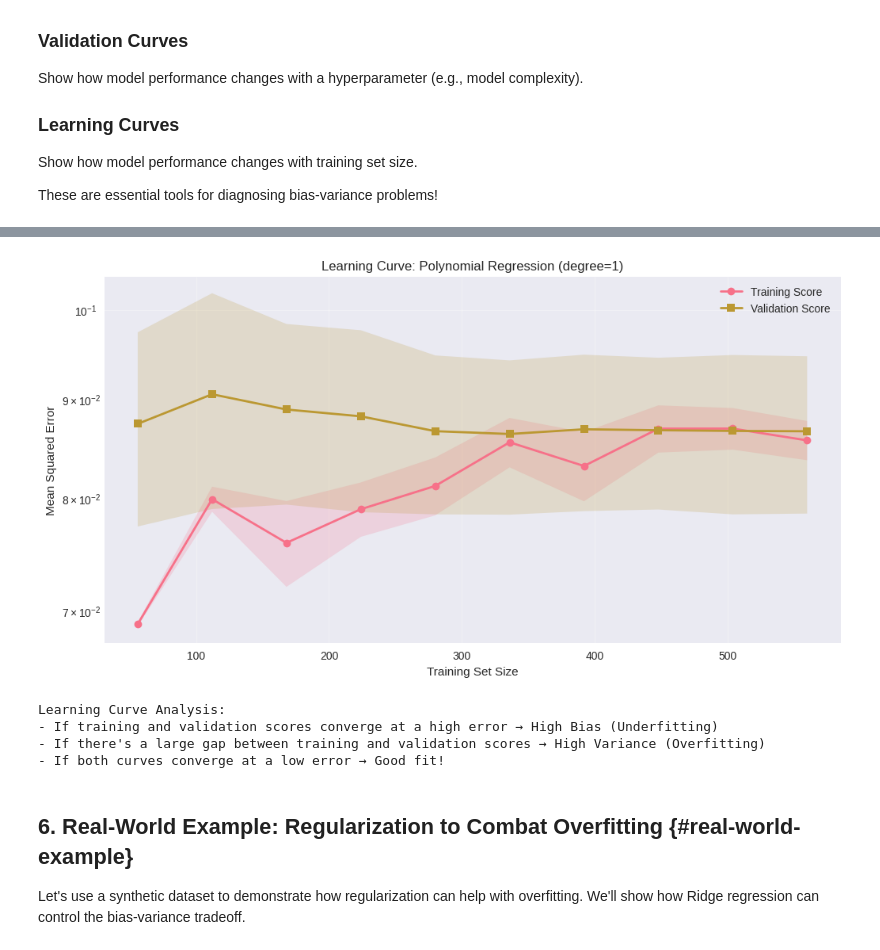
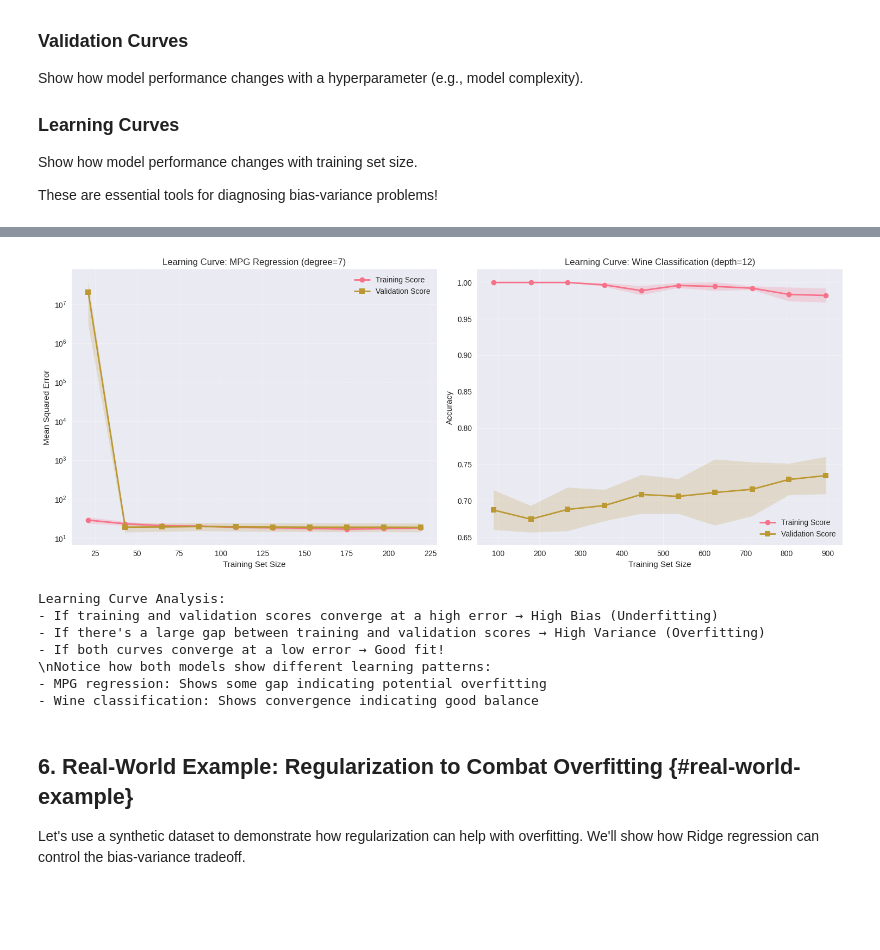
Before and after one commit to SrinathMLOps/MLPractise, a Jupyter notebook: bias_variance_tutorial.ipynb, the cells around one changed output, grey strips where cells are left out. Drawn from its saved outputs; the diff is of its cells as text; code cells hidden in the pictures; blank space fills up the shorter version.

```diff
--- a/bias_variance_tutorial.ipynb
+++ b/bias_variance_tutorial.ipynb
@@ -378,48 +563,82 @@ Optimal polynomial degree: 1
 # %%
-# Create learning curve
+# Create learning curve for MPG regression
 train_sizes = np.linspace(0.1, 1.0, 10)
 train_sizes_abs, train_scores, test_scores = learning_curve(
     Pipeline([('poly', PolynomialFeatures(degree=optimal_degree)), ('linear', LinearRegression())]),
-    X_train_complex, y_train_complex,
+    X_train_single, y_train_single,
     train_sizes=train_sizes,
     cv=5, scoring='neg_mean_squared_error'
 )
 
 # Convert to positive MSE
 train_scores = -train_scores
 test_scores = -test_scores
 
 # Calculate mean and std
 train_mean = np.mean(train_scores, axis=1)
 train_std = np.std(train_scores, axis=1)
 test_mean = np.mean(test_scores, axis=1)
 test_std = np.std(test_scores, axis=1)
 
-# Plot learning curve
-plt.figure(figsize=(12, 6))
-plt.plot(train_sizes_abs, train_mean, 'o-', label='Training Score', linewidth=2)
-plt.fill_between(train_sizes_abs, train_mean - train_std, train_mean + train_std, alpha=0.2)
-plt.plot(train_sizes_abs, test_mean, 's-', label='Validation Score', linewidth=2)
-plt.fill_between(train_sizes_abs, test_mean - test_std, test_mean + test_std, alpha=0.2)
+# Create subplots for both learning curves
+fig, axes = plt.subplots(1, 2, figsize=(15, 6))
 
-plt.xlabel('Training Set Size')
-plt.ylabel('Mean Squared Error')
-plt.title(f'Learning Curve: Polynomial Regression (degree={optimal_degree})')
-plt.legend()
-plt.grid(True, alpha=0.3)
-plt.yscale('log')
+# Plot learning curve for regression
+axes[0].plot(train_sizes_abs, train_mean, 'o-', label='Training Score', linewidth=2)
+axes[0].fill_between(train_sizes_abs, train_mean - train_std, train_mean + train_std, alpha=0.2)
+axes[0].plot(train_sizes_abs, test_mean, 's-', label='Validation Score', linewidth=2)
+axes[0].fill_between(train_sizes_abs, test_mean - test_std, test_mean + test_std, alpha=0.2)
+axes[0].set_xlabel('Training Set Size')
+axes[0].set_ylabel('Mean Squared Error')
+axes[0].set_title(f'Learning Curve: MPG Regression (degree={optimal_degree})')
+axes[0].legend()
+axes[0].grid(True, alpha=0.3)
+axes[0].set_yscale('log')
+
+# Create learning curve for Wine Quality classification
+train_sizes_abs_clf, train_scores_clf, test_scores_clf = learning_curve(
+    DecisionTreeClassifier(max_depth=optimal_depth, random_state=42),
+    X_train, y_train,
+    train_sizes=train_sizes,
+    cv=5, scoring='accuracy'
+)
+
+# Calculate mean and std for classification
+train_mean_clf = np.mean(train_scores_clf, axis=1)
+train_std_clf = np.std(train_scores_clf, axis=1)
+test_mean_clf = np.mean(test_scores_clf, axis=1)
+test_std_clf = np.std(test_scores_clf, axis=1)
+
+# Plot learning curve for classification
+axes[1].plot(train_sizes_abs_clf, train_mean_clf, 'o-', label='Training Score', linewidth=2)
+axes[1].fill_between(train_sizes_abs_clf, train_mean_clf - train_std_clf, train_mean_clf + train_std_clf, alpha=0.2)
+axes[1].plot(train_sizes_abs_clf, test_mean_clf, 's-', label='Validation Score', linewidth=2)
+axes[1].fill_between(train_sizes_abs_clf, test_mean_clf - test_std_clf, test_mean_clf + test_std_clf, alpha=0.2)
+axes[1].set_xlabel('Training Set Size')
+axes[1].set_ylabel('Accuracy')
+axes[1].set_title(f'Learning Curve: Wine Classification (depth={optimal_depth})')
+axes[1].legend()
+axes[1].grid(True, alpha=0.3)
+
+plt.tight_layout()
 plt.show()
 
 print("Learning Curve Analysis:")
 print("- If training and validation scores converge at a high error → High Bias (Underfitting)")
 print("- If there's a large gap between training and validation scores → High Variance (Overfitting)")
 print("- If both curves converge at a low error → Good fit!")
+print("\\nNotice how both models show different learning patterns:")
+print("- MPG regression: Shows some gap indicating potential overfitting")
+print("- Wine classification: Shows convergence indicating good balance")
 # %% [output]
-[figure, old version]
+[figure, new version]
 Learning Curve Analysis:
 - If training and validation scores converge at a high error → High Bias (Underfitting)
 - If there's a large gap between training and validation scores → High Variance (Overfitting)
 - If both curves converge at a low error → Good fit!
+\nNotice how both models show different learning patterns:
+- MPG regression: Shows some gap indicating potential overfitting
+- Wine classification: Shows convergence indicating good balance
 # %% [markdown]
 ## 6. Real-World Example: Regularization to Combat Overfitting {#real-world-example}
 
```
Also changed, not shown: parts of 21 cells of this notebook.
